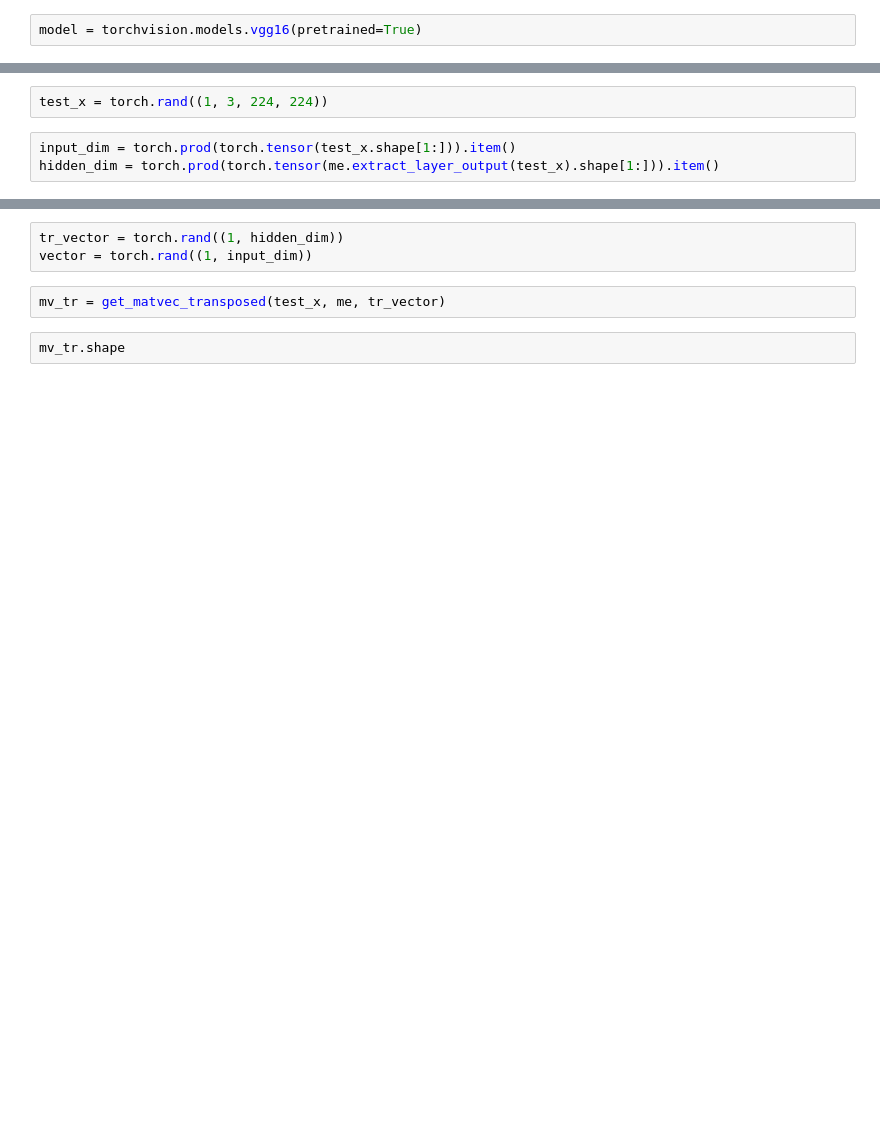
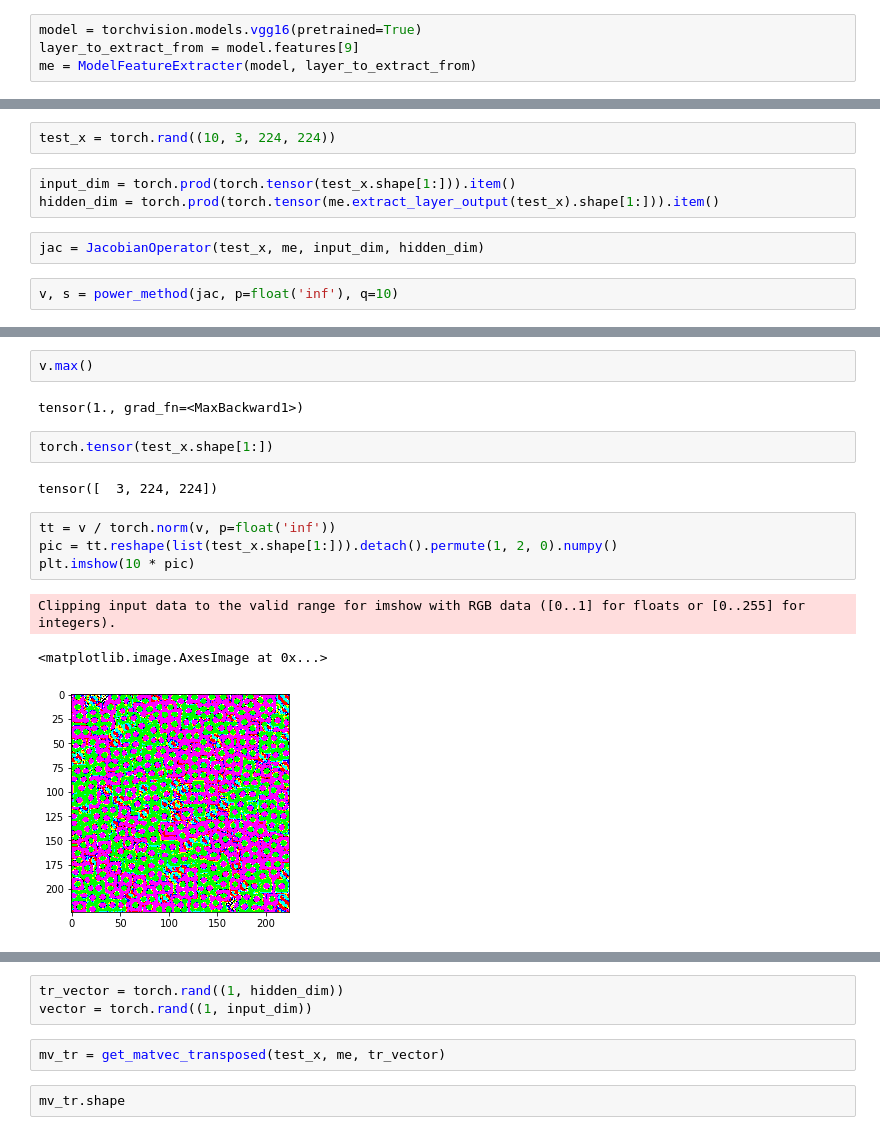
Before and after one commit to slayff/art_of_vectors_pytorch, a Jupyter notebook: draft.ipynb, the cells around one changed output, grey strips where cells are left out. Cells and saved outputs as stored; diff of their text form; blank space fills up the shorter version.

Commit message:
impl jac oper and power method

```diff
--- a/draft.ipynb
+++ b/draft.ipynb
@@ -44,2 +89,4 @@ def get_matvec(input, model, vector, hidden_dim):
 # %%
 model = torchvision.models.vgg16(pretrained=True)
+layer_to_extract_from = model.features[9]
+me = ModelFeatureExtracter(model, layer_to_extract_from)
@@ -50,5 +93,9 @@ me = ModelFeatureExtracter(model, layer_to_extract_from)
 # %%
-test_x = torch.rand((1, 3, 224, 224))
+test_x = torch.rand((10, 3, 224, 224))
 # %%
 input_dim = torch.prod(torch.tensor(test_x.shape[1:])).item()
 hidden_dim = torch.prod(torch.tensor(me.extract_layer_output(test_x).shape[1:])).item()
+# %%
+jac = JacobianOperator(test_x, me, input_dim, hidden_dim)
+# %%
+v, s = power_method(jac, p=float('inf'), q=10)
@@ -54,0 +120,16 @@ hidden_dim = torch.prod(torch.tensor(me.extract_layer_output(test_x).shape[1:]))
+# %%
+v.max()
+# %% [output]
+tensor(1., grad_fn=<MaxBackward1>)
+# %%
+torch.tensor(test_x.shape[1:])
+# %% [output]
+tensor([  3, 224, 224])
+# %%
+tt = v / torch.norm(v, p=float('inf'))
+pic = tt.reshape(list(test_x.shape[1:])).detach().permute(1, 2, 0).numpy()
+plt.imshow(10 * pic)
+# %% [output]
+Clipping input data to the valid range for imshow with RGB data ([0..1] for floats or [0..255] for integers).
+<matplotlib.image.AxesImage at 0x...>
+[figure, added]
```
Also changed, not shown: parts of 14 cells of this notebook.
